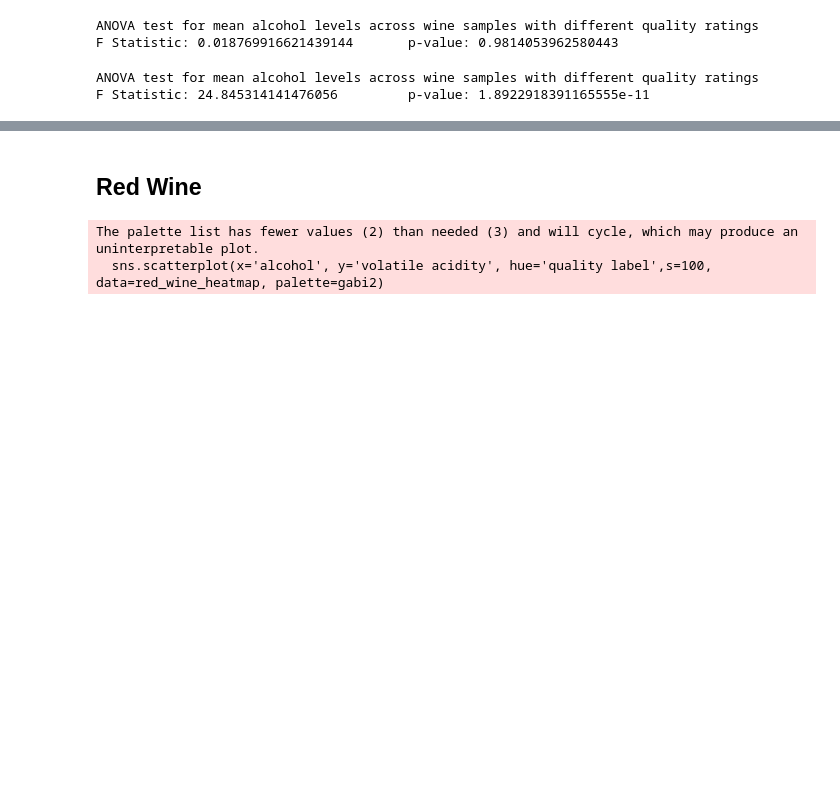
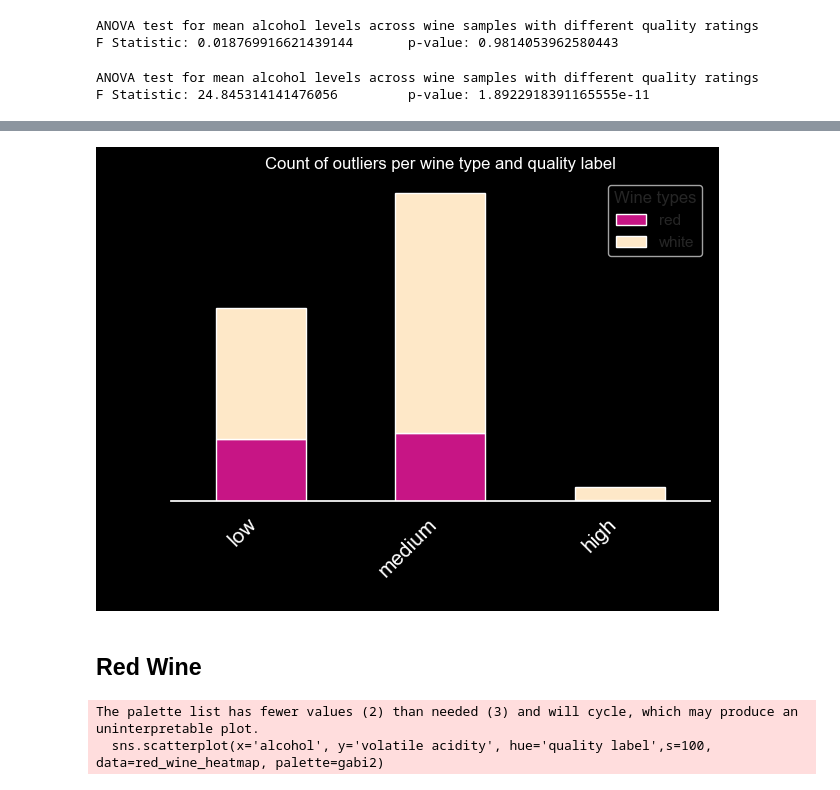
Before and after one commit to gabriela-arlt/BlueBerry-Winery, a Jupyter notebook: wine+quality/plots for the presentation.ipynb, the cells around one changed output, grey strips where cells are left out. Cells and saved outputs as stored; diff of their text form; code cells hidden in the pictures; blank space fills up the shorter version.

```diff
--- a/wine+quality/plots for the presentation.ipynb
+++ b/wine+quality/plots for the presentation.ipynb
@@ -640,3 +642,37 @@ sns.despine(left=True)
+# %%
+import pandas as pd
+import seaborn as sns
+import matplotlib.pyplot as plt
+
+
+
+
+# Load your dataset
+# Replace 'your_dataset.csv' with the path to your dataset file
+data = wine
+gabi5=['mediumvioletred', '#fee8c8']
+# Create a DataFrame with stacked counts
+stacked_data = data.groupby(['quality label', 'wine type']).size().unstack(fill_value=0)
+
+# Plot the stacked count plot with hue
+
+stacked_data.plot(kind='bar', stacked=True, edgecolor='white', color=gabi5, linewidth=1)
+# Add count labels on top of bars
+
+plt.title('Count of outliers per wine type and quality label', color='white')
+plt.xlabel('Feature',color='black')
+plt.ylabel('Count',color='black')
+#plt.legend(title='Category',color='white')
+plt.xticks(rotation=45, ha='right',color='white')
+plt.xticks(fontsize=15, color='white')
+plt.yticks(fontsize=10, color='black')
+sns.despine(left=True)
+plt.legend().set_frame_on(False)
+plt.legend().set_title("Wine types")
+plt.tight_layout()
+plt.show()
+# %% [output]
+[figure, added]
 # %% [markdown]
 ## Red Wine
 # %%
```
Also changed, not shown: parts of 2 cells of this notebook, 8 other files.
